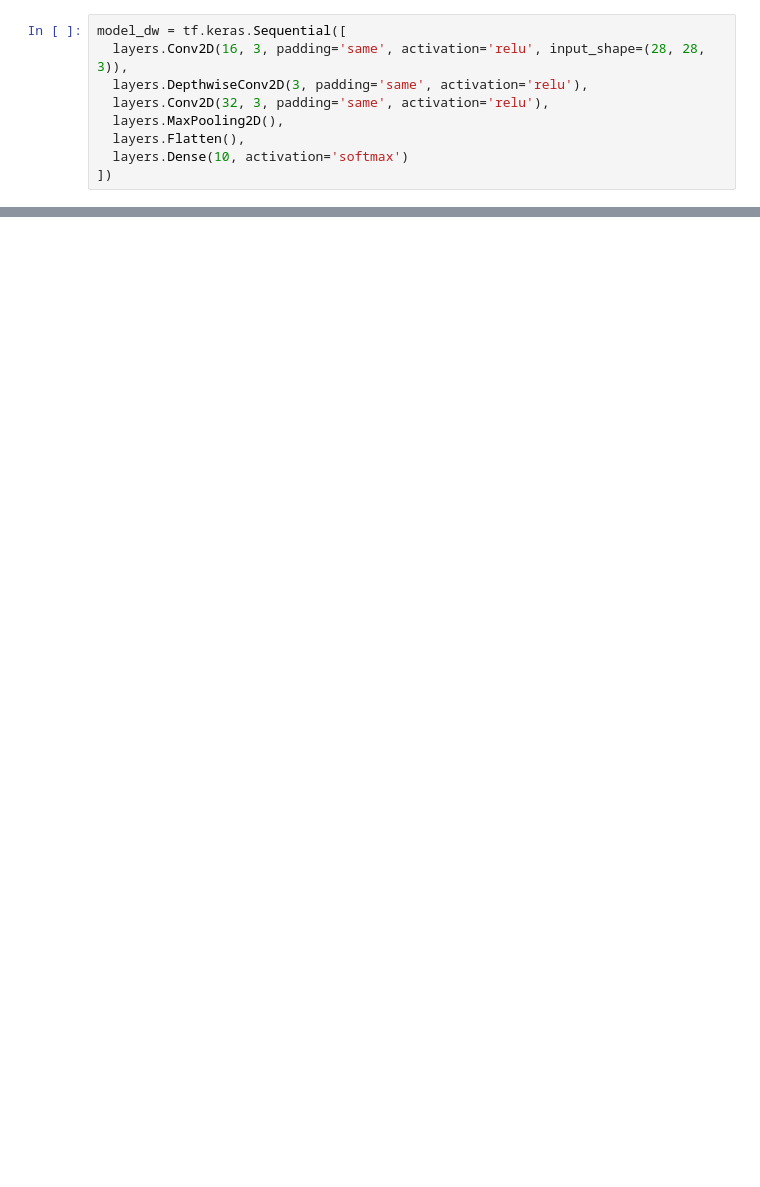
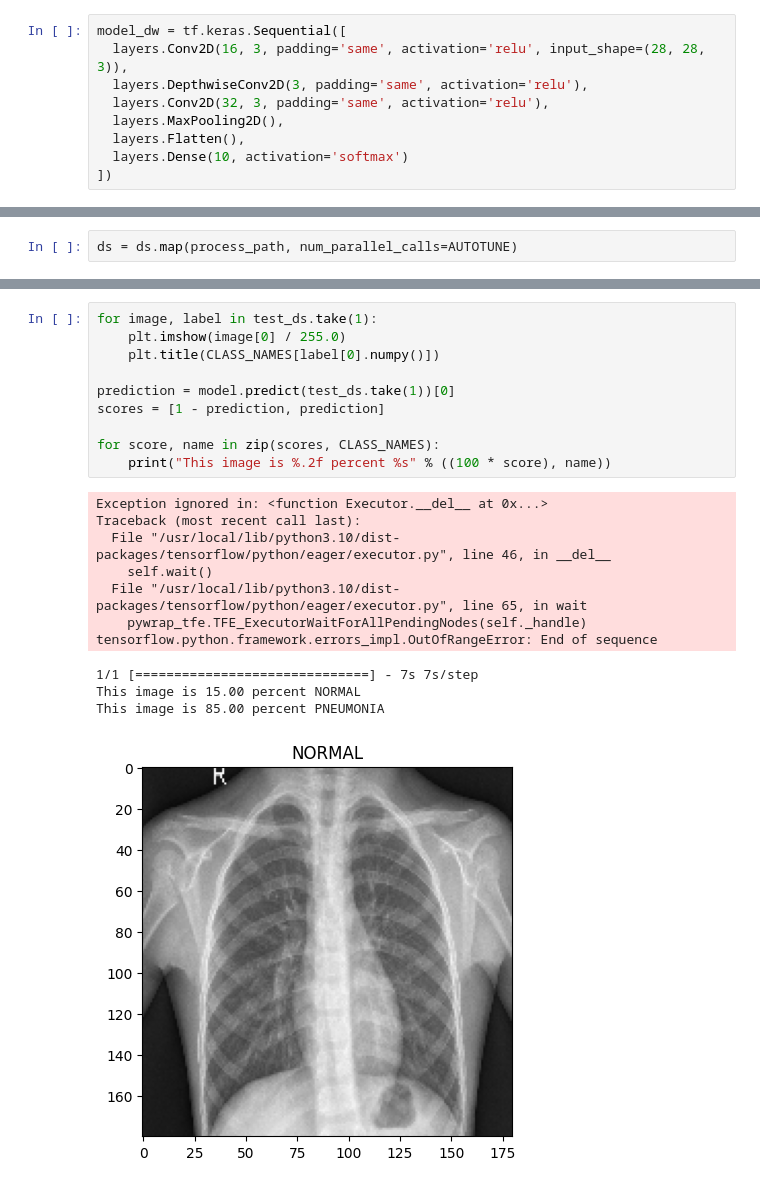
Before and after one commit to shihwesley/CMPE258, a Jupyter notebook: Vision_Classifier.ipynb, the cells around one changed output, grey strips where cells are left out. Saved outputs shown, nothing was run; the diff lists cells and outputs as text; blank space fills up the shorter version.

```diff
--- a/Vision_Classifier.ipynb
+++ b/Vision_Classifier.ipynb
@@ -67,0 +753,2 @@ plt.show()
+# %%
+ds = ds.map(process_path, num_parallel_calls=AUTOTUNE)
@@ -67,0 +1004,22 @@ plt.show()
+# %%
+for image, label in test_ds.take(1):
+    plt.imshow(image[0] / 255.0)
+    plt.title(CLASS_NAMES[label[0].numpy()])
+
+prediction = model.predict(test_ds.take(1))[0]
+scores = [1 - prediction, prediction]
+
+for score, name in zip(scores, CLASS_NAMES):
+    print("This image is %.2f percent %s" % ((100 * score), name))
+# %% [output]
+Exception ignored in: <function Executor.__del__ at 0x...>
+Traceback (most recent call last):
+  File "/usr/local/lib/python3.10/dist-packages/tensorflow/python/eager/executor.py", line 46, in __del__
+    self.wait()
+  File "/usr/local/lib/python3.10/dist-packages/tensorflow/python/eager/executor.py", line 65, in wait
+    pywrap_tfe.TFE_ExecutorWaitForAllPendingNodes(self._handle)
+tensorflow.python.framework.errors_impl.OutOfRangeError: End of sequence
+1/1 [==============================] - 7s 7s/step
+This image is 15.00 percent NORMAL
+This image is 85.00 percent PNEUMONIA
+[figure, added]
```
Also changed, not shown: parts of 90 cells of this notebook.
